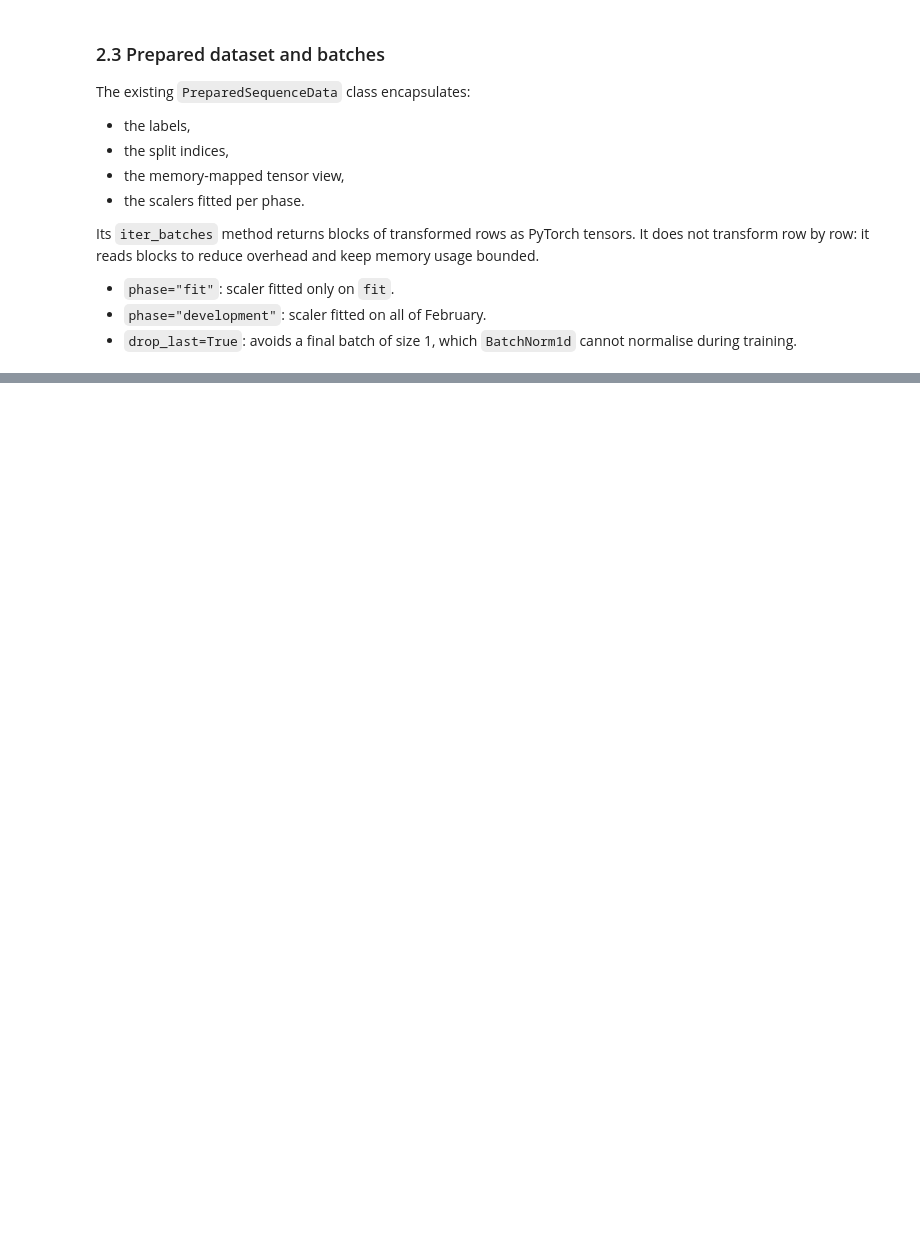
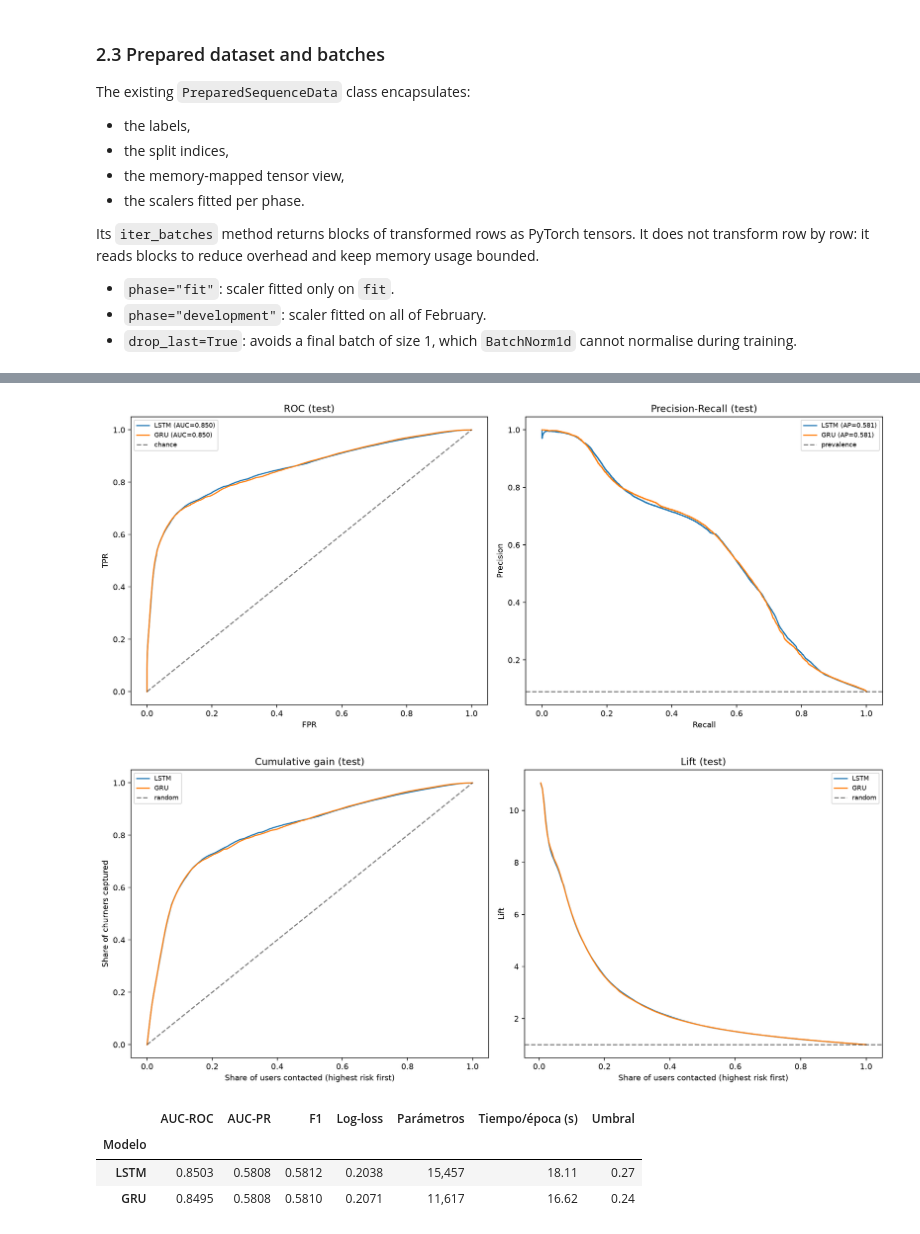
Before and after one commit to NicolasKappuru/customer-churn-prediction, a Jupyter notebook: workshops/w2/w2_neural_models.ipynb, the cells around one changed output, grey strips where cells are left out. Saved outputs shown, nothing was run; the diff lists cells and outputs as text; code cells hidden in the pictures; blank space fills up the shorter version.

```diff
--- a/workshops/w2/w2_neural_models.ipynb
+++ b/workshops/w2/w2_neural_models.ipynb
@@ -297,0 +521,16 @@ for key in ("confusion_png", "roc_pr", "calibration", "optuna_history"):
+# %%
+from src.models.evaluation import compare_models
+
+comparison = compare_models(runs=results, tunes=best, show_plots=False)
+
+for key in ("roc_pr", "gain_lift"):
+    display(Image(filename=str(comparison["paths"][key])))
+
+comparison["display"]
+# %% [output]
+[figure, added]
+[figure, added]
+|  | AUC-ROC | AUC-PR | F1 | Log-loss | Parámetros | Tiempo/época (s) | Umbral |
+| Modelo |  |  |  |  |  |  |  |
+| LSTM | 0.8503 | 0.5808 | 0.5812 | 0.2038 | 15,457 | 18.11 | 0.27 |
+| GRU | 0.8495 | 0.5808 | 0.5810 | 0.2071 | 11,617 | 16.62 | 0.24 |
```
Also changed, not shown: parts of 21 cells of this notebook, 54 other files.
